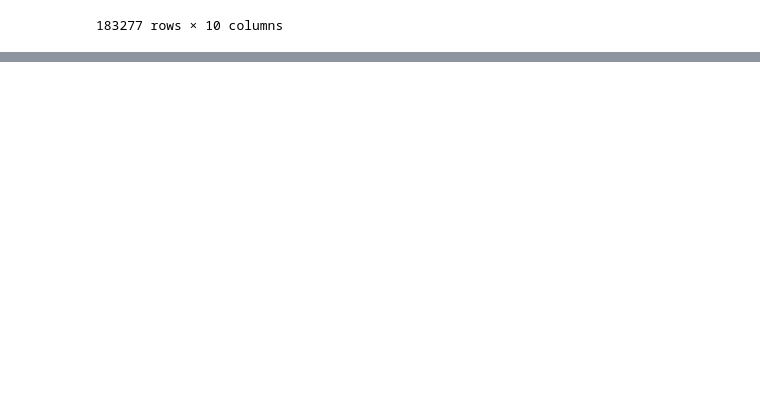
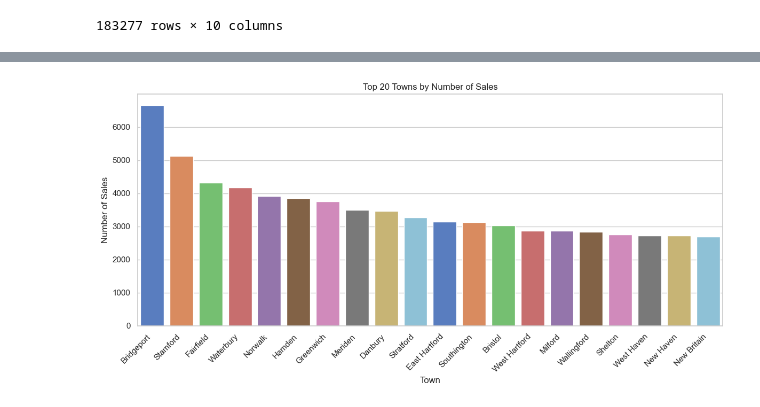
Before and after one commit to Natacha-star/Real-Estate-project-, a Jupyter notebook: notebooks/Data Analysis.ipynb, the cells around one changed output, grey strips where cells are left out. Cells and saved outputs as stored; diff of their text form; code cells hidden in the pictures; blank space fills up the shorter version.

```diff
--- a/notebooks/Data Analysis.ipynb
+++ b/notebooks/Data Analysis.ipynb
@@ -52,0 +168,21 @@ real_estate
+# %%
+plt.figure(figsize=(12, 6))
+
+# Get top 20 towns by count
+top_towns = real_estate['Town'].value_counts().nlargest(20).index
+
+sns.countplot(data=real_estate, x='Town', order=top_towns, palette='muted')
+
+plt.title('Top 20 Towns by Number of Sales')
+plt.xlabel('Town')
+plt.ylabel('Number of Sales')
+plt.xticks(rotation=45, ha='right')
+plt.tight_layout()
+
+# Save before showing
+plt.savefig(os.path.join(results_dir, 'Top_20_Towns_by_Number_of_Sales.jpg'))
+plt.savefig(os.path.join(results_dir, 'Top_20_Towns_by_Number_of_Sales.png'))
+
+plt.show()
+# %% [output]
+[figure, added]
```
Also changed, not shown: parts of 13 cells of this notebook, 14 other files.
